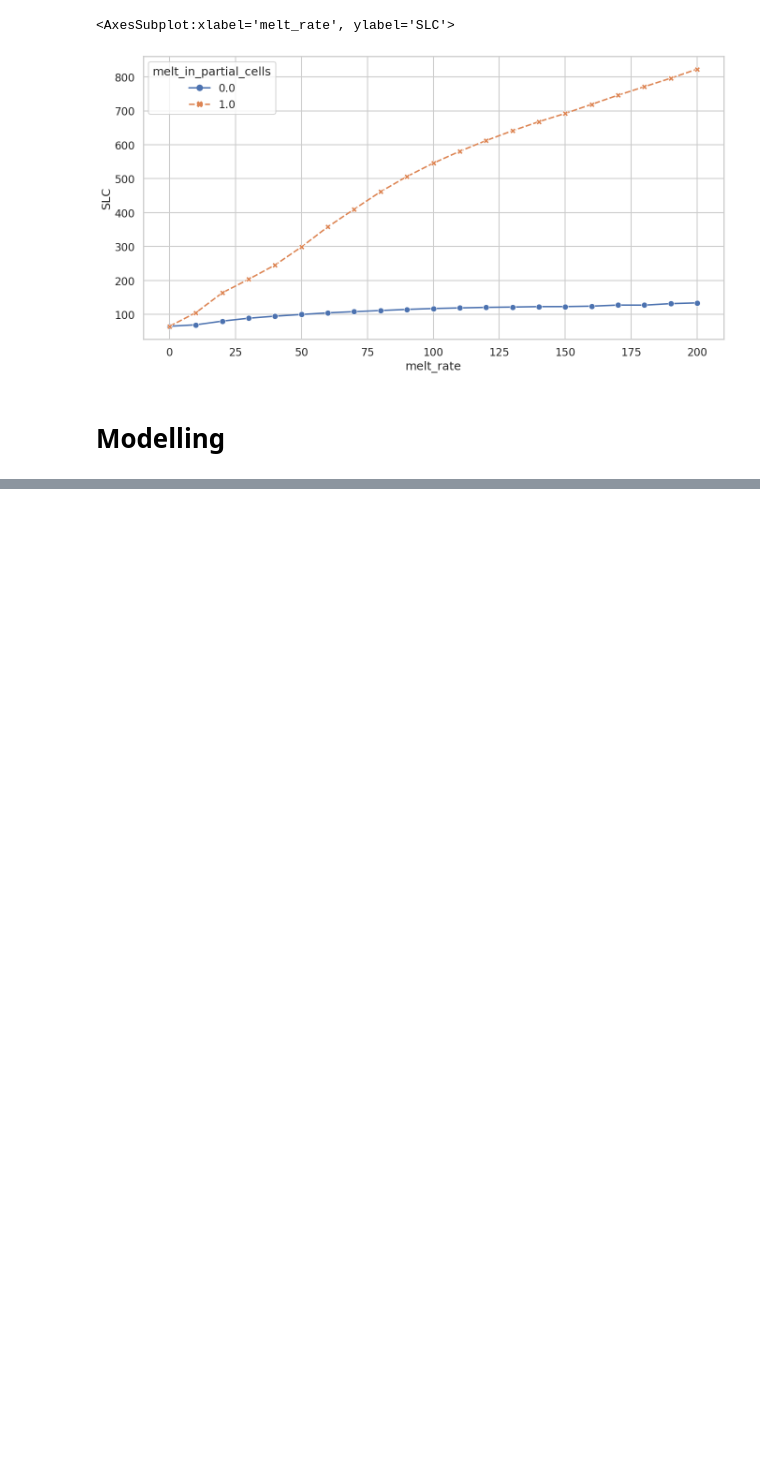
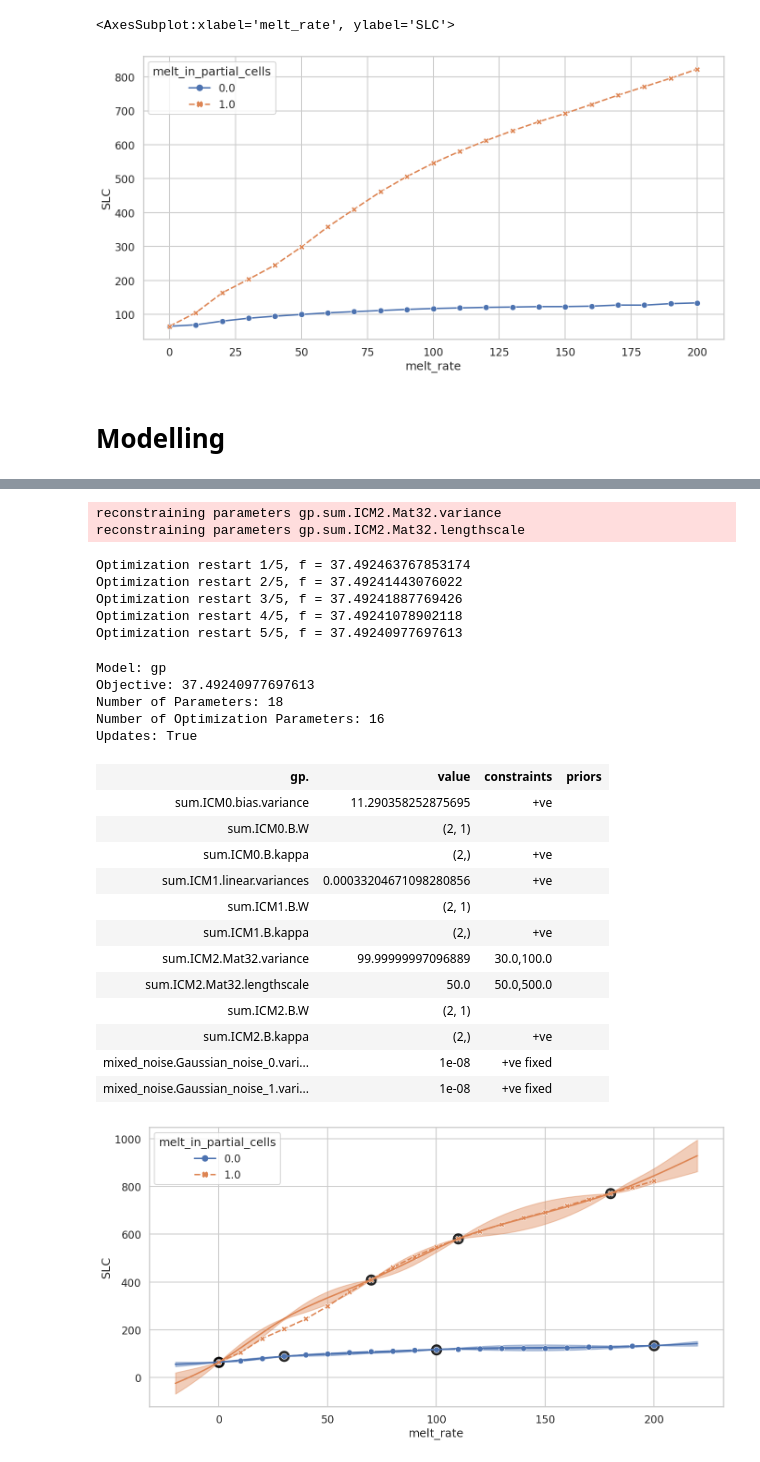
Before and after one commit to mrksr/WAVI-on-ray, a Jupyter notebook: notebooks/data_exploration.ipynb, the cells around one changed output, grey strips where cells are left out. Drawn from its saved outputs; the diff is of its cells as text; code cells hidden in the pictures; blank space fills up the shorter version.

```diff
--- a/notebooks/data_exploration.ipynb
+++ b/notebooks/data_exploration.ipynb
@@ -344,3 +269,49 @@ Updates: True
 | mixed_noise.Gaussian_noise_0.vari... | 1e-08 | +ve fixed |  |
 | mixed_noise.Gaussian_noise_1.vari... | 1e-08 | +ve fixed |  |
 [figure]
+# %%
+Xs_sub = [
+    Xs[0][[0, 3, 10, 20]],
+    Xs[1][[0, 7, 11, 18]],
+]
+
+ys_sub = [
+    ys[0][[0, 3, 10, 20]],
+    ys[1][[0, 7, 11, 18]],
+]
+
+
+model = coreg_model(
+    Xs_sub,
+    ys_sub,
+    with_linear=True,
+)
+plot_model(model, Xs_sub, ys_sub)
+model
+# %% [output]
+reconstraining parameters gp.sum.ICM2.Mat32.variance
+reconstraining parameters gp.sum.ICM2.Mat32.lengthscale
+Optimization restart 1/5, f = 37.492463767853174
+Optimization restart 2/5, f = 37.49241443076022
+Optimization restart 3/5, f = 37.49241887769426
+Optimization restart 4/5, f = 37.49241078902118
+Optimization restart 5/5, f = 37.49240977697613
+Model: gp
+Objective: 37.49240977697613
+Number of Parameters: 18
+Number of Optimization Parameters: 16
+Updates: True
+| gp. | value | constraints | priors |
+| sum.ICM0.bias.variance | 11.290358252875695 | +ve |  |
+| sum.ICM0.B.W | (2, 1) |  |  |
+| sum.ICM0.B.kappa | (2,) | +ve |  |
+| sum.ICM1.linear.variances | 0.00033204671098280856 | +ve |  |
+| sum.ICM1.B.W | (2, 1) |  |  |
+| sum.ICM1.B.kappa | (2,) | +ve |  |
+| sum.ICM2.Mat32.variance | 99.99999997096889 | 30.0,100.0 |  |
+| sum.ICM2.Mat32.lengthscale | 50.0 | 50.0,500.0 |  |
+| sum.ICM2.B.W | (2, 1) |  |  |
+| sum.ICM2.B.kappa | (2,) | +ve |  |
+| mixed_noise.Gaussian_noise_0.vari... | 1e-08 | +ve fixed |  |
+| mixed_noise.Gaussian_noise_1.vari... | 1e-08 | +ve fixed |  |
+[figure, added]
```
Also changed, not shown: parts of 20 cells of this notebook.
